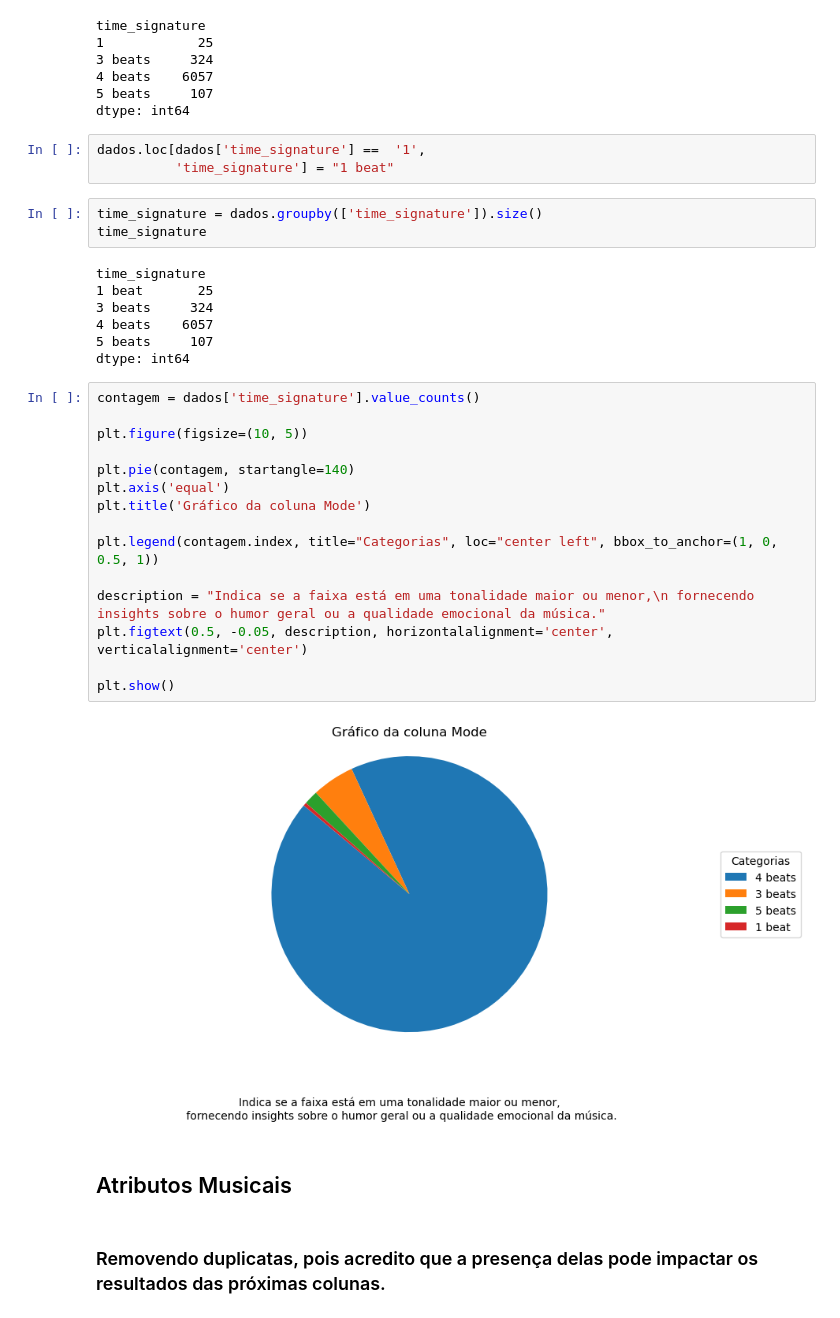
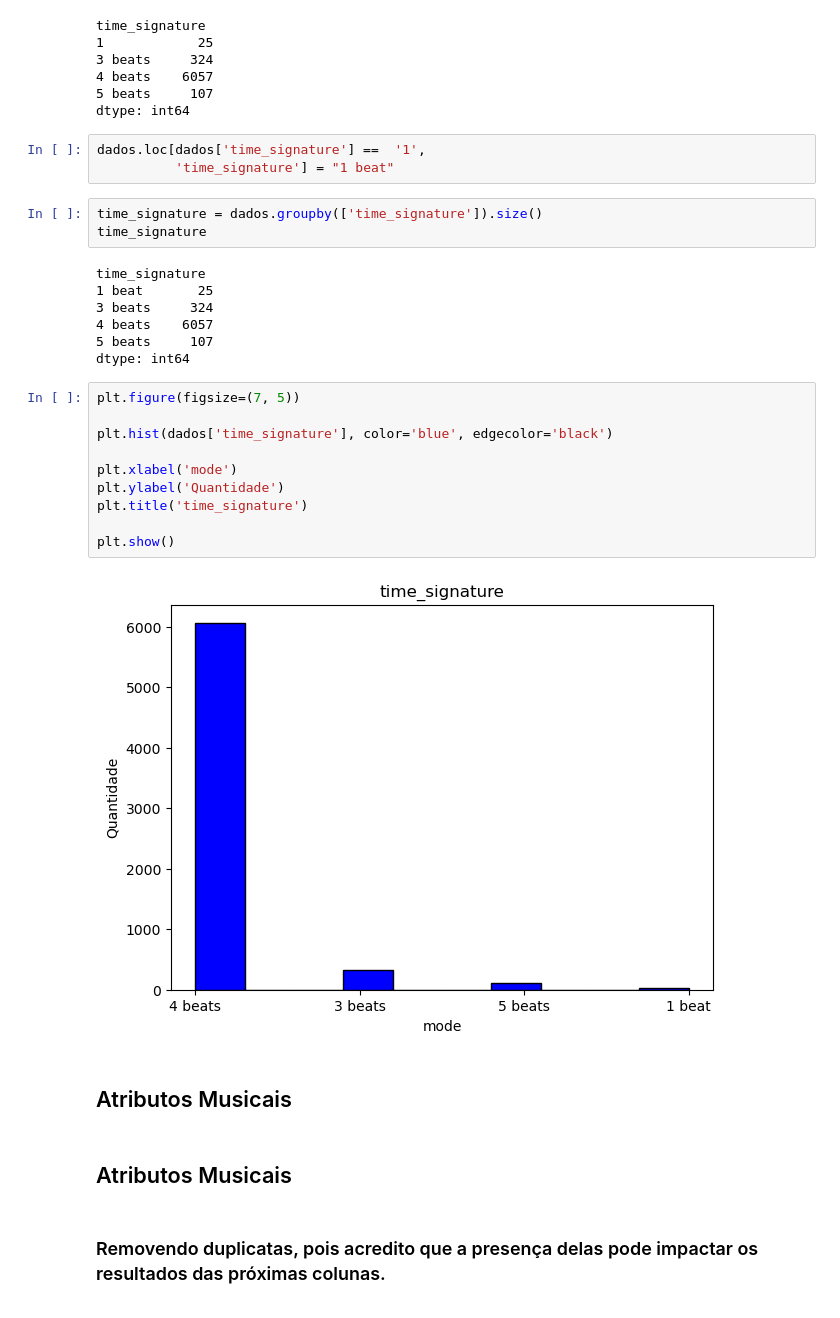
Before and after one commit to EandroC/ExplorandoPrincipaisMusicasDoSpotify, a Jupyter notebook: Analise.ipynb, the cells around one changed output. Cells and saved outputs as stored; diff of their text form.

Commit message:
Tentando fazer um novo grafico para time_signature

```diff
--- a/Analise.ipynb
+++ b/Analise.ipynb
@@ -361,38 +361,35 @@ time_signature
 4 beats    6057
 5 beats     107
 dtype: int64
-# %%
-dados.loc[dados['time_signature'] ==  '1',
-          'time_signature'] = "1 beat"
-# %%
-time_signature = dados.groupby(['time_signature']).size()
-time_signature
-# %% [output]
-time_signature
-1 beat       25
-3 beats     324
-4 beats    6057
-5 beats     107
-dtype: int64
+# %%
+dados.loc[dados['time_signature'] ==  '1',
+          'time_signature'] = "1 beat"
+# %%
+time_signature = dados.groupby(['time_signature']).size()
+time_signature
+# %% [output]
+time_signature
+1 beat       25
+3 beats     324
+4 beats    6057
+5 beats     107
+dtype: int64
 # %%
-contagem = dados['time_signature'].value_counts()
+plt.figure(figsize=(7, 5))
 
-plt.figure(figsize=(10, 5))
+plt.hist(dados['time_signature'], color='blue', edgecolor='black')
 
-plt.pie(contagem, startangle=140)
-plt.axis('equal')
-plt.title('Gráfico da coluna Mode')
-
-plt.legend(contagem.index, title="Categorias", loc="center left", bbox_to_anchor=(1, 0, 0.5, 1))
-
-description = "Indica se a faixa está em uma tonalidade maior ou menor,\n fornecendo insights sobre o humor geral ou a qualidade emocional da música."
-plt.figtext(0.5, -0.05, description, horizontalalignment='center', verticalalignment='center')
+plt.xlabel('mode')
+plt.ylabel('Quantidade')
+plt.title('time_signature')
 
 plt.show()
 # %% [output]
-[figure, old version]
+[figure, new version]
 # %% [markdown]
 ## Atributos Musicais
+# %% [markdown]
+## Atributos Musicais
 # %% [markdown]
 ### Removendo duplicatas, pois acredito que a presença delas pode impactar os resultados das próximas colunas.
 # %% [markdown]
```
